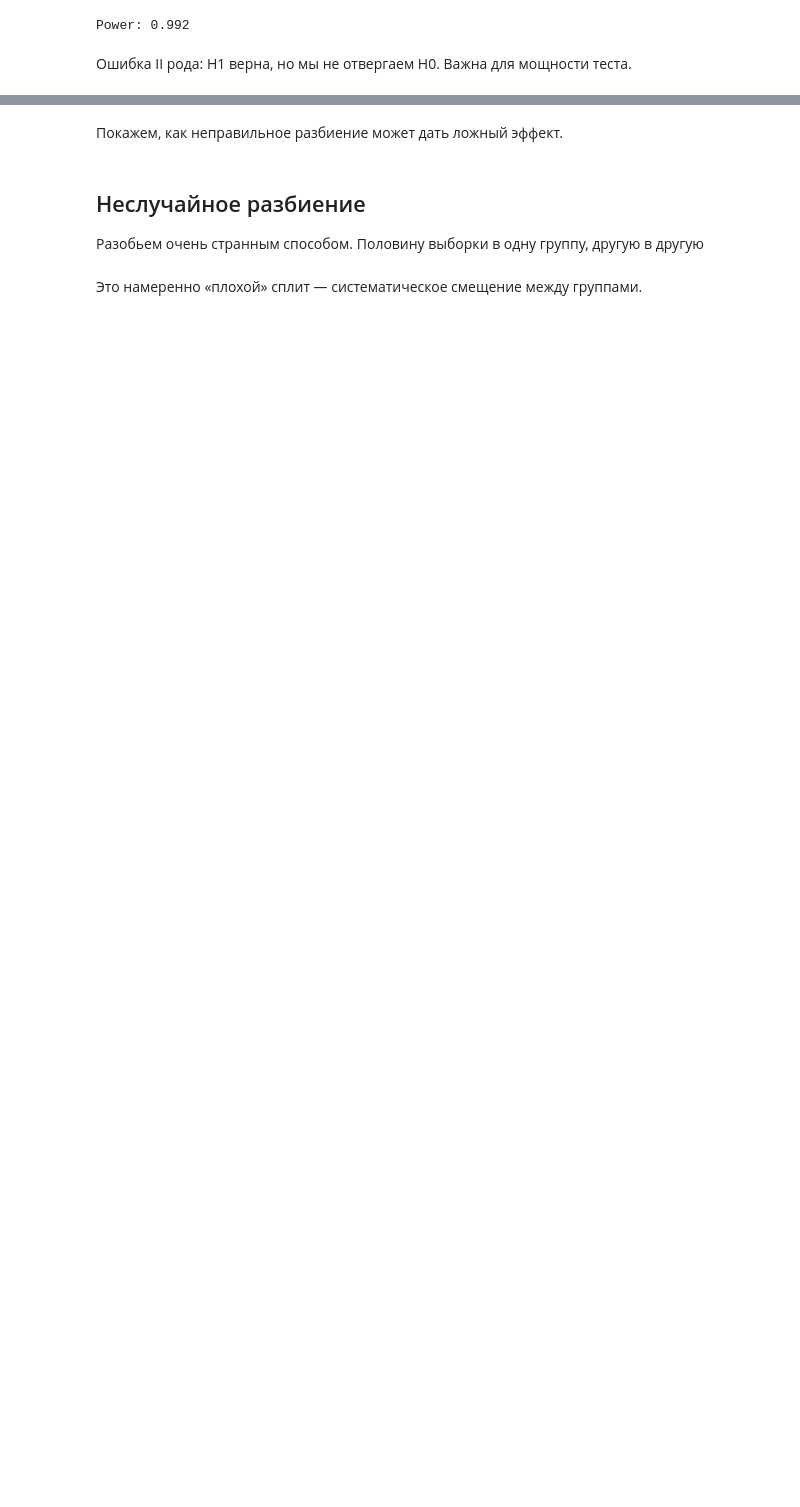
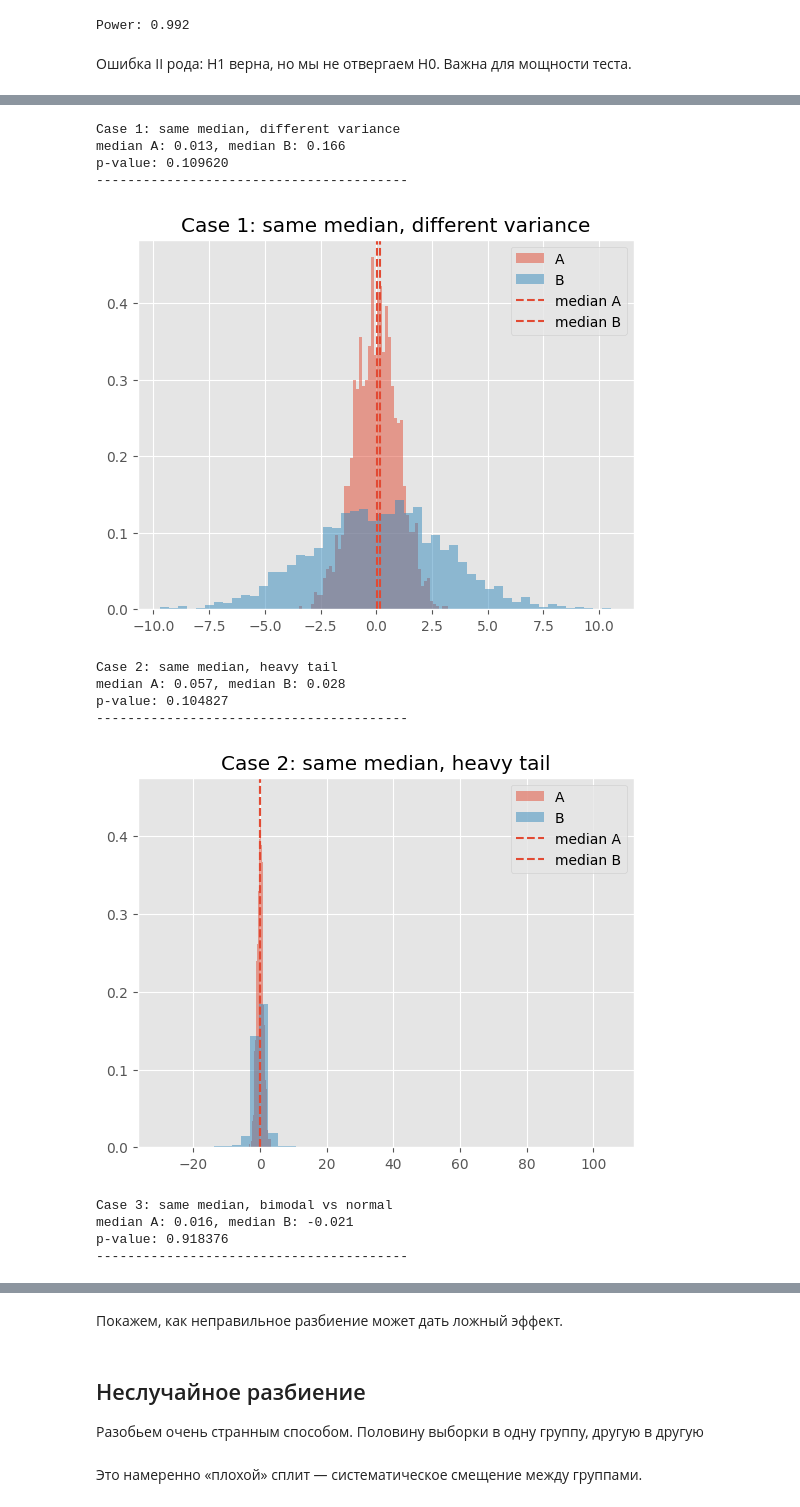
Before and after one commit to nbagiyan/online-exp-course, a Jupyter notebook: 2026-spring/seminars/2_code.ipynb, the cells around one changed output, grey strips where cells are left out. Drawn from its saved outputs; the diff is of its cells as text; code cells hidden in the pictures; blank space fills up the shorter version.

```diff
--- a/2026-spring/seminars/2_code.ipynb
+++ b/2026-spring/seminars/2_code.ipynb
@@ -344,0 +372,53 @@ plt.show()
+# %%
+n = 2000
+
+
+def run_case(a, b, title):
+    stat, p = stats.mannwhitneyu(a, b, alternative="two-sided")
+    print(f"{title}")
+    print(f"median A: {np.median(a):.3f}, median B: {np.median(b):.3f}")
+    print(f"p-value: {p:.6f}")
+    print("-" * 40)
+
+    plt.hist(a, bins=50, alpha=0.5, label="A", density=True)
+    plt.hist(b, bins=50, alpha=0.5, label="B", density=True)
+    plt.axvline(np.median(a), linestyle="--", label="median A")
+    plt.axvline(np.median(b), linestyle="--", label="median B")
+    plt.title(title)
+    plt.legend()
+    plt.show()
+
+
+# 1. Одинаковая медиана, но разная дисперсия
+a1 = np.random.normal(0, 1, n)
+b1 = np.random.normal(0, 3, n)
+run_case(a1, b1, "Case 1: same median, different variance")
+
+
+# 2. Одинаковая медиана, но тяжёлый хвост
+a2 = np.random.normal(0, 1, n)
+b2 = np.random.standard_t(df=2, size=n)  # тяжёлые хвосты
+run_case(a2, b2, "Case 2: same median, heavy tail")
+
+
+# 3. Смесь распределений (разная форма, одинаковая медиана)
+a3 = np.random.normal(0, 1, n)
+b3 = np.concatenate(
+    [np.random.normal(-2, 0.5, n // 2), np.random.normal(2, 0.5, n // 2)]
+)
+run_case(a3, b3, "Case 3: same median, bimodal vs normal")
+# %% [output]
+Case 1: same median, different variance
+median A: 0.013, median B: 0.166
+p-value: 0.109620
+----------------------------------------
+[figure, added]
+Case 2: same median, heavy tail
+median A: 0.057, median B: 0.028
+p-value: 0.104827
+----------------------------------------
+[figure, added]
+Case 3: same median, bimodal vs normal
+median A: 0.016, median B: -0.021
+p-value: 0.918376
+----------------------------------------
```
Also changed, not shown: parts of 55 cells of this notebook, 2 other files.
